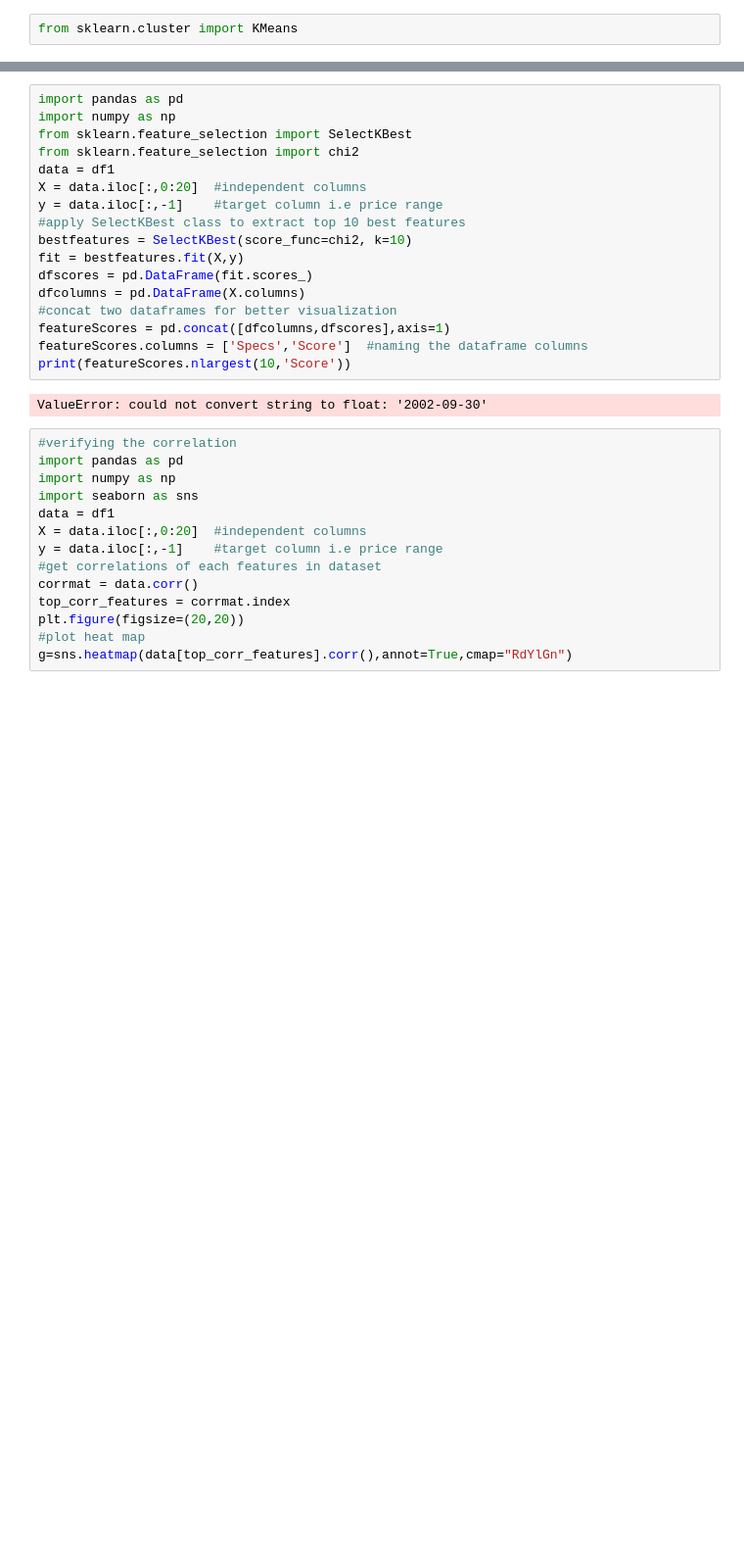
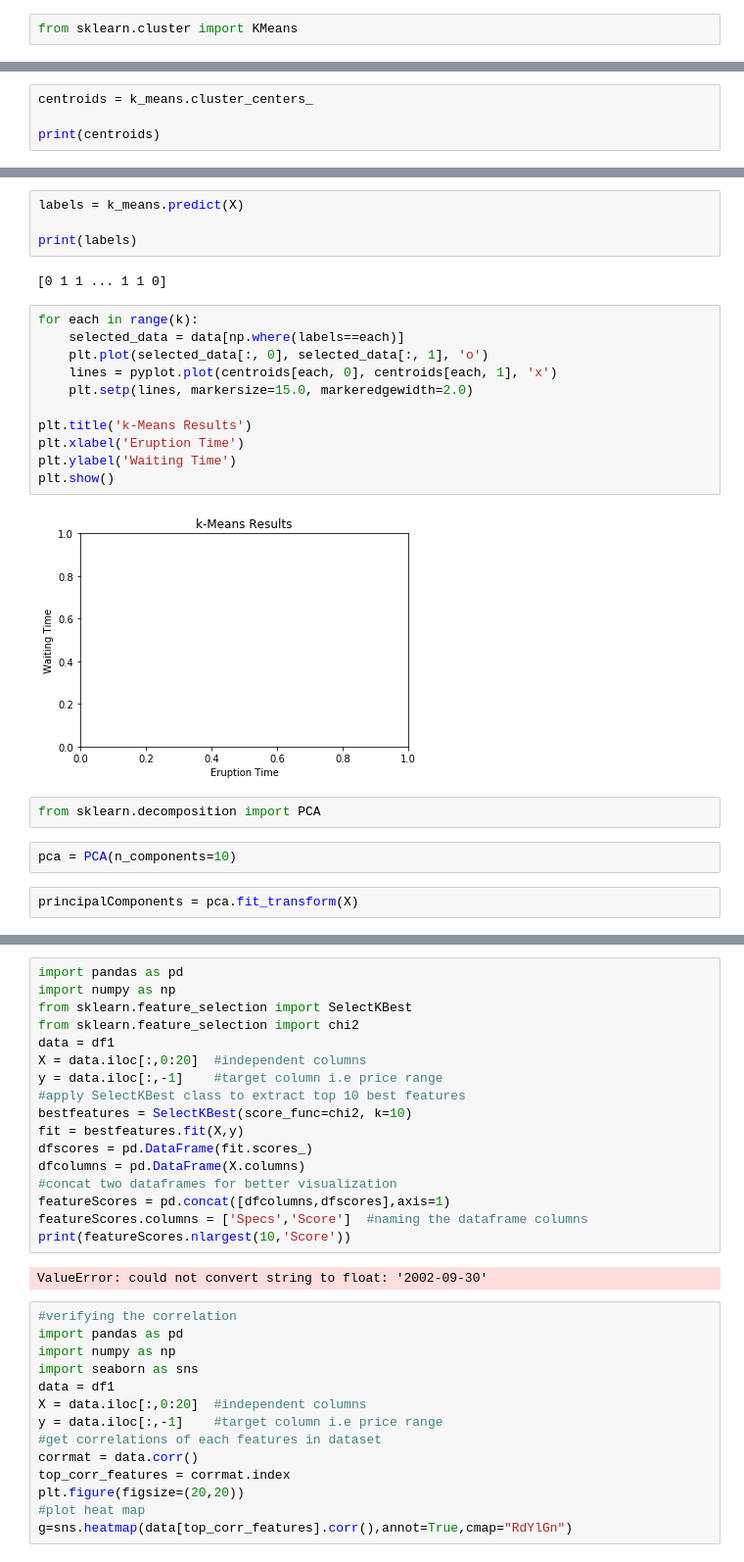
Before and after one commit to vinothhunt/Usecase, a Jupyter notebook: Codenast usecase.ipynb, the cells around one changed output, grey strips where cells are left out. Shown at 98% size. Cells and saved outputs as stored; diff of their text form; blank space fills up the shorter version.

```diff
--- a/Codenast usecase.ipynb
+++ b/Codenast usecase.ipynb
@@ -335,0 +470,4 @@ from sklearn.cluster import KMeans
+# %%
+centroids = k_means.cluster_centers_
+
+print(centroids)
@@ -335,0 +492,25 @@ from sklearn.cluster import KMeans
+# %%
+labels = k_means.predict(X)
+
+print(labels)
+# %% [output]
+[0 1 1 ... 1 1 0]
+# %%
+for each in range(k):
+    selected_data = data[np.where(labels==each)]
+    plt.plot(selected_data[:, 0], selected_data[:, 1], 'o')
+    lines = pyplot.plot(centroids[each, 0], centroids[each, 1], 'x')
+    plt.setp(lines, markersize=15.0, markeredgewidth=2.0)
+
+plt.title('k-Means Results')
+plt.xlabel('Eruption Time')
+plt.ylabel('Waiting Time')
+plt.show()
+# %% [output]
+[figure, added]
+# %%
+from sklearn.decomposition import PCA
+# %%
+pca = PCA(n_components=10)
+# %%
+principalComponents = pca.fit_transform(X)
```
Also changed, not shown: parts of 67 cells of this notebook, 2 other files.
